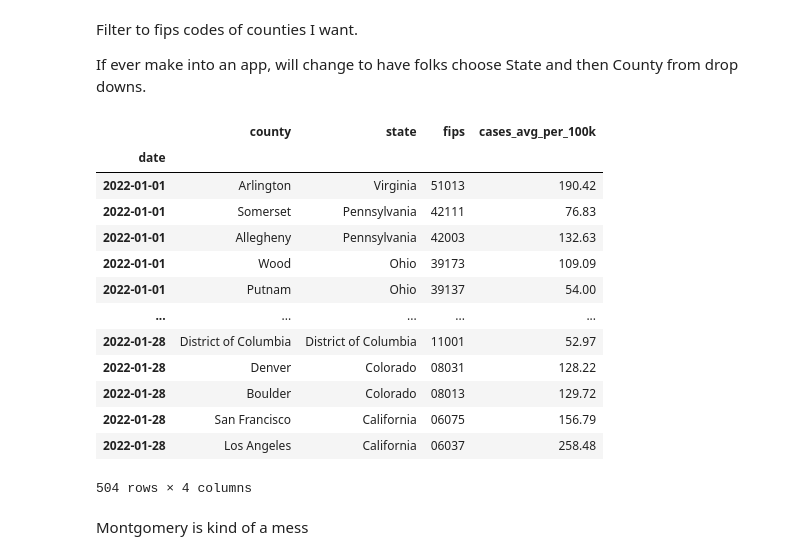
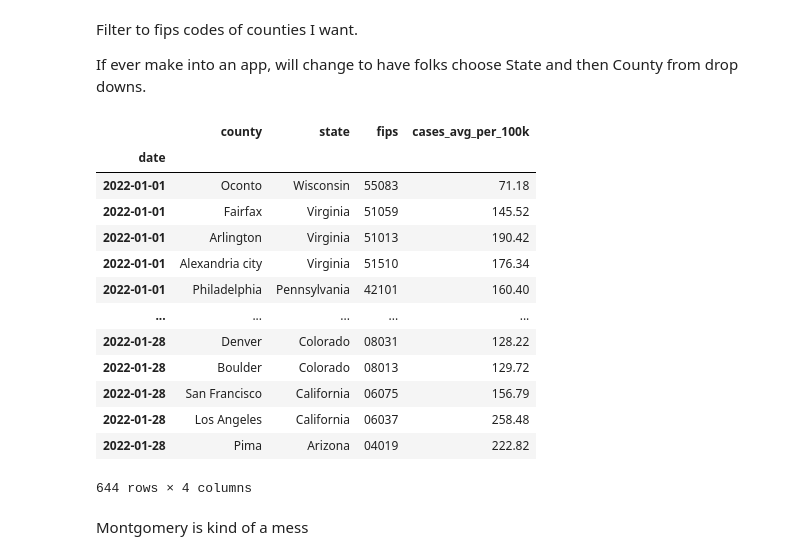
Before and after one commit to discdiver/covid-cities, a Jupyter notebook: prepare.ipynb, the cells around one changed output. Drawn from its saved outputs; the diff is of its cells as text; code cells hidden in the pictures.

```diff
--- a/prepare.ipynb
+++ b/prepare.ipynb
@@ -191,46 +191,50 @@ If ever make into an app, will change to have folks choose State and then County
 # %%
 fips_counties = [
     "11001",
     "24033",
     "24031",
     "17031",
     "39173",
     "39137",
     "39113",
     "39049",
     "51013",
-    "42111",
+    "42101",
     "42003",
     "39025",
     "08031",
     "08013",
     "04019",
     "24005",
     "06037",
     "06075",
-    "36061",
+    "36998",
+    # "36061",
     "12081",
+    "51510",
+    "51059",
+    "55083"
 ]
 
 cols = ["county", "state", "fips", "cases_avg_per_100k"]
 
 df_2022_counties = df_2022.loc[df_2022["fips"].isin(fips_counties), cols]
 df_2022_counties
 # %% [output]
 |  | county | state | fips | cases_avg_per_100k |
 | date |  |  |  |  |
+| 2022-01-01 | Oconto | Wisconsin | 55083 | 71.18 |
+| 2022-01-01 | Fairfax | Virginia | 51059 | 145.52 |
 | 2022-01-01 | Arlington | Virginia | 51013 | 190.42 |
-| 2022-01-01 | Somerset | Pennsylvania | 42111 | 76.83 |
-| 2022-01-01 | Allegheny | Pennsylvania | 42003 | 132.63 |
-| 2022-01-01 | Wood | Ohio | 39173 | 109.09 |
-| 2022-01-01 | Putnam | Ohio | 39137 | 54.00 |
+| 2022-01-01 | Alexandria city | Virginia | 51510 | 176.34 |
+| 2022-01-01 | Philadelphia | Pennsylvania | 42101 | 160.40 |
 | ... | ... | ... | ... | ... |
-| 2022-01-28 | District of Columbia | District of Columbia | 11001 | 52.97 |
 | 2022-01-28 | Denver | Colorado | 08031 | 128.22 |
 | 2022-01-28 | Boulder | Colorado | 08013 | 129.72 |
 | 2022-01-28 | San Francisco | California | 06075 | 156.79 |
 | 2022-01-28 | Los Angeles | California | 06037 | 258.48 |
+| 2022-01-28 | Pima | Arizona | 04019 | 222.82 |
-504 rows × 4 columns
+644 rows × 4 columns
 # %%
 px.line(
     df_2022_counties, x=df_2022_counties.index, y="cases_avg_per_100k", color="county"
```
Also changed, not shown: parts of 18 cells of this notebook.
